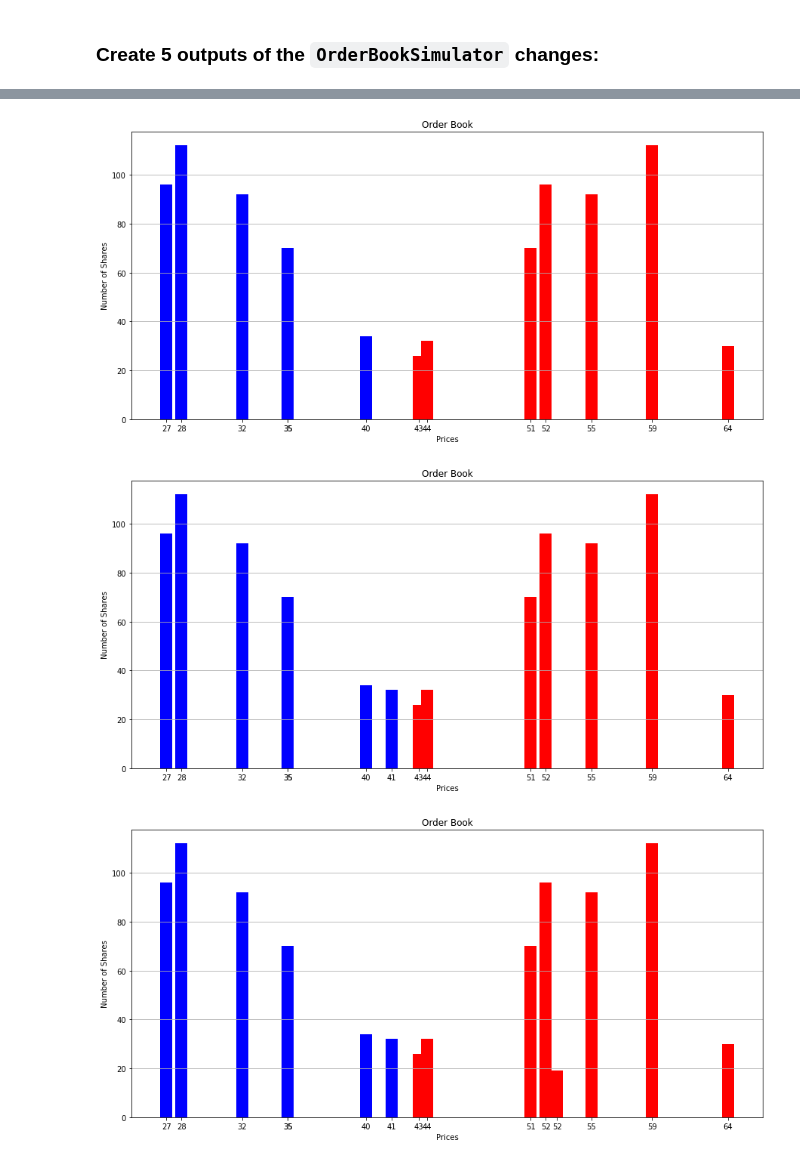
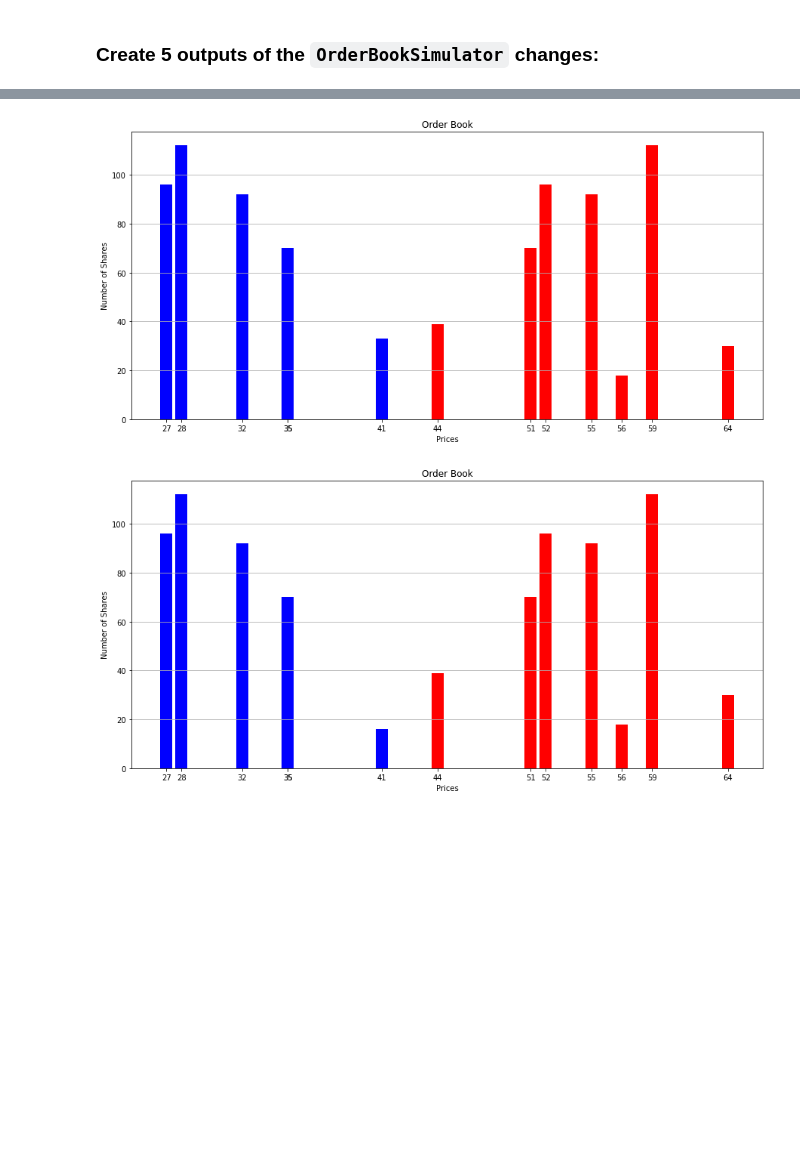
Before and after one commit to sunnymshah95/CME-241-RLinFinance, a Jupyter notebook: Assignment 09/solutions.ipynb, the cells around one changed output, grey strips where cells are left out. Saved outputs shown, nothing was run; the diff lists cells and outputs as text; code cells hidden in the pictures; blank space fills up the shorter version.

```diff
--- a/Assignment 09/solutions.ipynb
+++ b/Assignment 09/solutions.ipynb
@@ -121,11 +121,9 @@ simulator.transition(book).sample().state.display_order_book()
 # %%
 ob_generator = simulator.simulate(Choose([book]))
 
-for i, s in enumerate(ob_generator):
-    # print(s)
-    # print()
-    s.state.display_order_book()
-    if i > 5:
-        break
+samples = [i for i in itertools.islice(ob_generator, 5)]
+
+for i in samples:
+    i.state.display_order_book()
 # %% [output]
 [figure]
@@ -134,3 +132,2 @@ for i, s in enumerate(ob_generator):
-[figure, old version]
+[figure, new version]
-[figure, old version]
+[figure, new version]
-[figure, removed]
```
Also changed, not shown: parts of 2 cells of this notebook.
